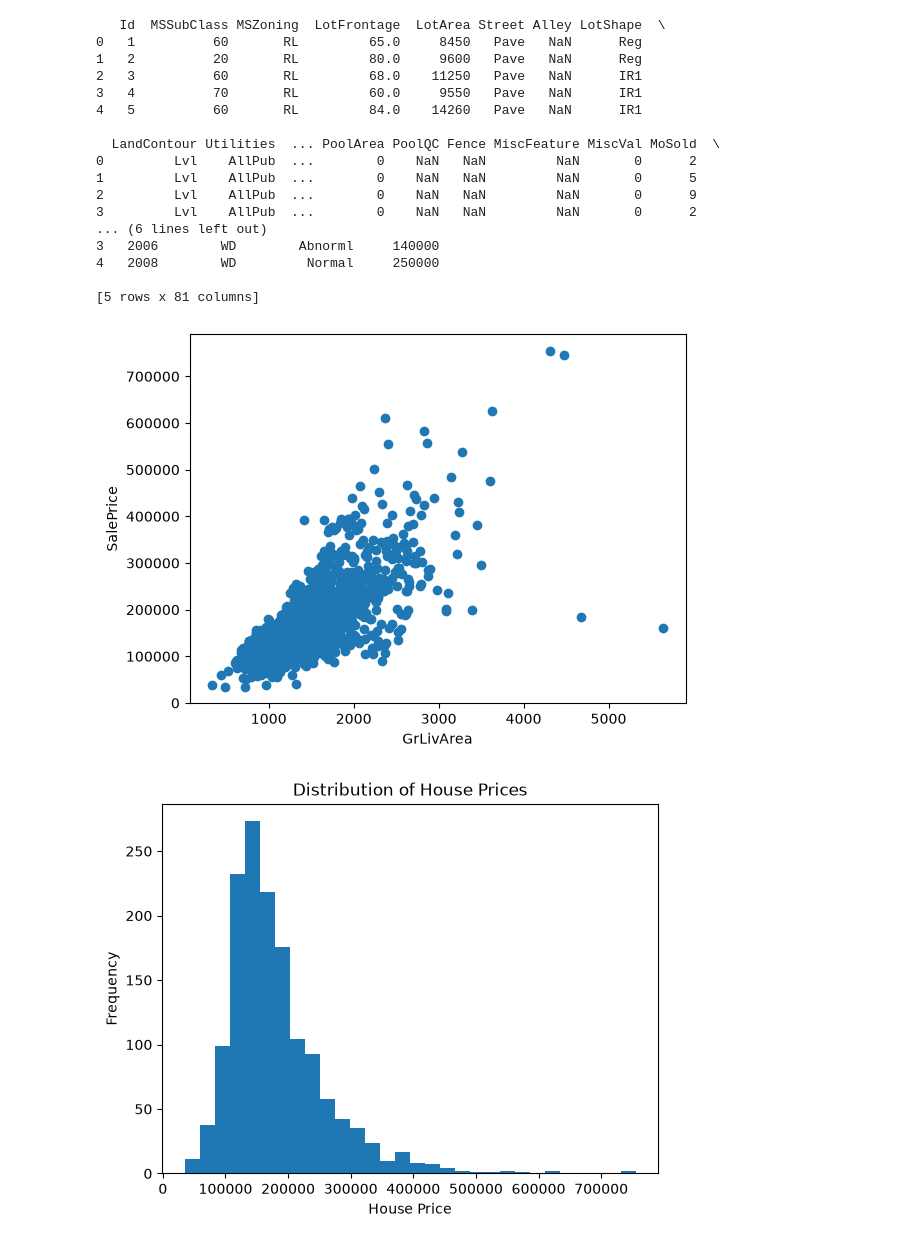
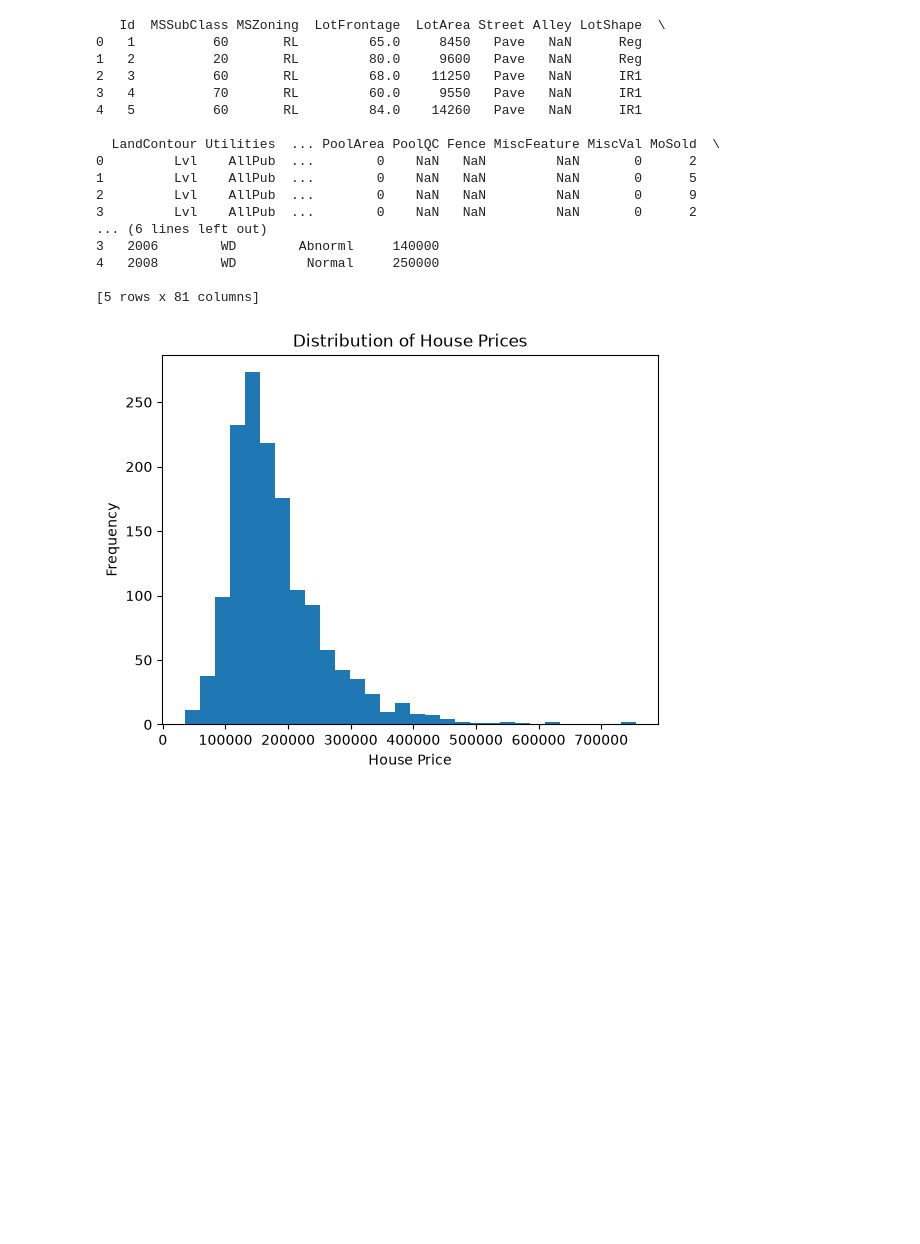
Before and after one commit to Sohil-Dangol/ml_learning, a Jupyter notebook: House_price_predict/exploration.ipynb, the cells around one changed output. Drawn from its saved outputs; the diff is of its cells as text; code cells hidden in the pictures; blank space fills up the shorter version.

```diff
--- a/House_price_predict/exploration.ipynb
+++ b/House_price_predict/exploration.ipynb
@@ -2,58 +2,38 @@
 import numpy as np
 import pandas as pd
 import matplotlib.pyplot as plt
+import seaborn as sns
 from sklearn.model_selection import train_test_split
 from sklearn.linear_model import LinearRegression
 from sklearn.metrics import mean_squared_error
 
 train_df = pd.read_csv("data/train.csv")
 print(train_df.head())
 
 X = train_df[["GrLivArea", "OverallQual"]]
 Y = train_df["SalePrice"]
 
-plt.scatter(train_df["GrLivArea"], y)
-plt.xlabel("GrLivArea")
-plt.ylabel("SalePrice")
-plt.show()
-
 plt.hist(train_df["SalePrice"], bins=30)
 plt.xlabel("House Price")
 plt.ylabel("Frequency")
 plt.title("Distribution of House Prices")
 plt.show()
-
-
-
-
-X_train, X_val, y_train, y_val = train_test_split(
-    X, Y, test_size=0.2, random_state=42
-)
-
-model = LinearRegression()
-model.fit(X_train, y_train)
-
-preds = model.predict(X_val)
-
-rmse = np.sqrt(mean_squared_error(y_val, preds))
-print("rmse: ", rmse)
 # %% [output]
    Id  MSSubClass MSZoning  LotFrontage  LotArea Street Alley LotShape  \
 0   1          60       RL         65.0     8450   Pave   NaN      Reg
 1   2          20       RL         80.0     9600   Pave   NaN      Reg
 2   3          60       RL         68.0    11250   Pave   NaN      IR1
 3   4          70       RL         60.0     9550   Pave   NaN      IR1
 4   5          60       RL         84.0    14260   Pave   NaN      IR1
 
   LandContour Utilities  ... PoolArea PoolQC Fence MiscFeature MiscVal MoSold  \
 0         Lvl    AllPub  ...        0    NaN   NaN         NaN       0      2
 1         Lvl    AllPub  ...        0    NaN   NaN         NaN       0      5
 2         Lvl    AllPub  ...        0    NaN   NaN         NaN       0      9
 3         Lvl    AllPub  ...        0    NaN   NaN         NaN       0      2
 ... (6 lines left out)
 3   2006        WD        Abnorml     140000
 4   2008        WD         Normal     250000
 
 [5 rows x 81 columns]
-[figure, old version]
+[figure, new version]
-[figure, removed]
```
Also changed, not shown: parts of 10 cells of this notebook.
